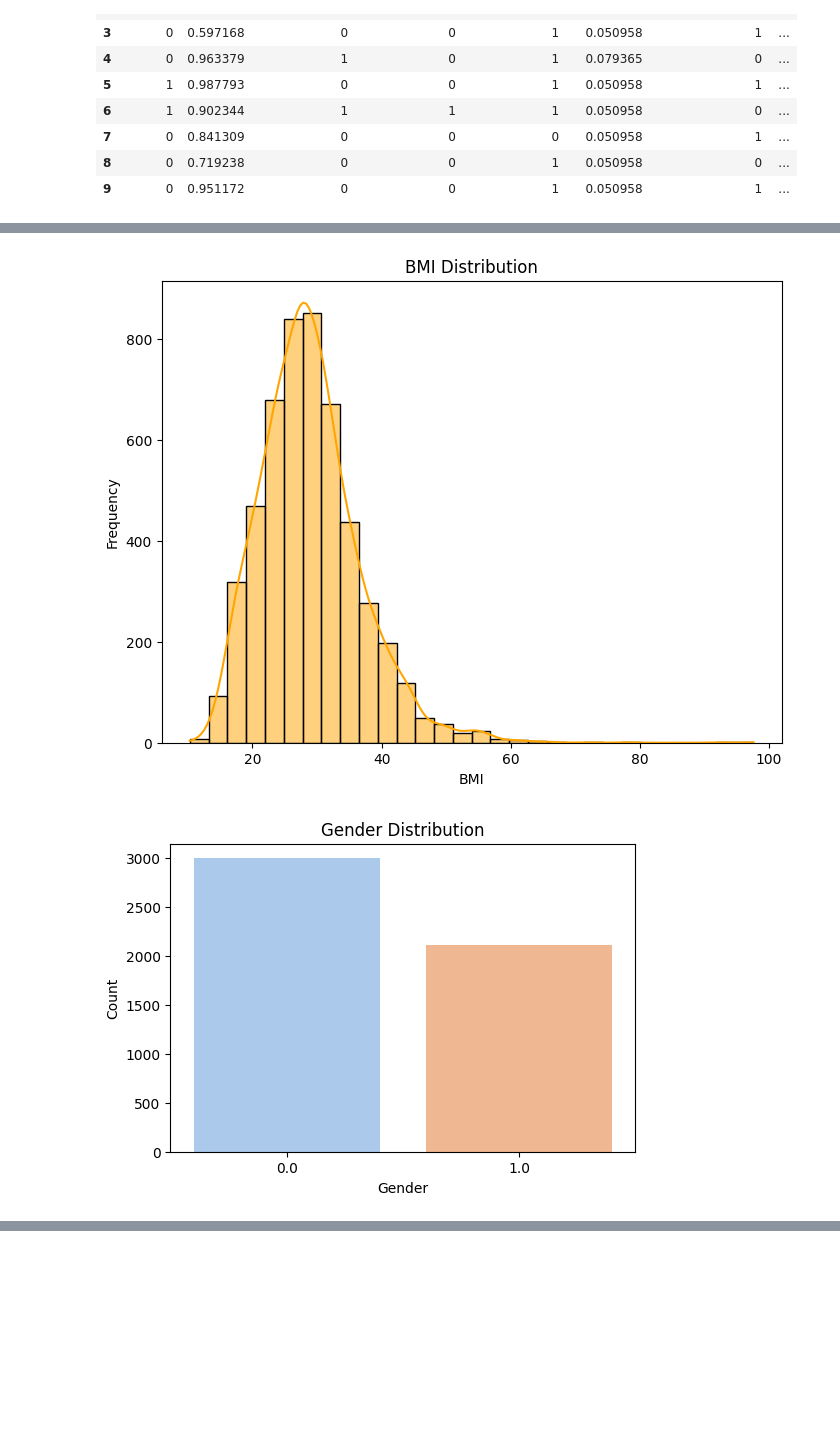
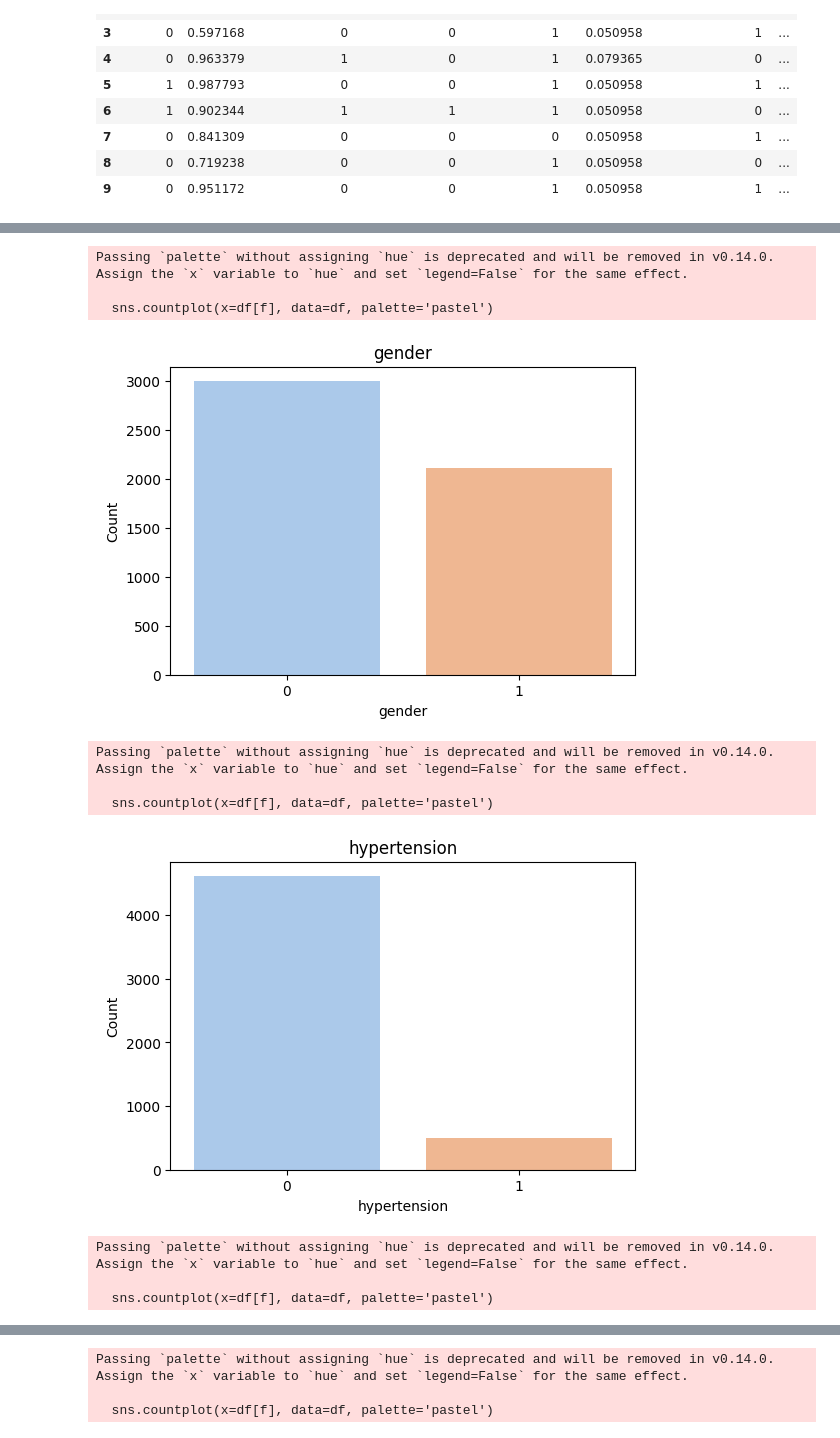
Before and after one commit to SaadAttalla/Stroke_Pre-Detection_Analysis, a Jupyter notebook: Stroke_Project_Analysis&Visuals.ipynb, the cells around one changed output, grey strips where cells are left out. Drawn from its saved outputs; the diff is of its cells as text; code cells hidden in the pictures; blank space fills up the shorter version.

```diff
--- a/Stroke_Project_Analysis&Visuals.ipynb
+++ b/Stroke_Project_Analysis&Visuals.ipynb
@@ -198,0 +192,6 @@ Percentage of missing values in 'bmi': 3.93%
+# %%
+scaler_age_glucose = MinMaxScaler()
+df[['age', 'avg_glucose_level']] = scaler_age_glucose.fit_transform(df[['age', 'avg_glucose_level']])
+joblib.dump(scaler_age_glucose, 'scaler_age_glucose.pkl')
+
+df.head()
@@ -327,0 +361,6 @@ max      97.600000        2.000000     1.000000
+# %%
+scaler_age_glucose = joblib.load('scaler_age_glucose.pkl')
+df[['age', 'avg_glucose_level']] = scaler_age_glucose.inverse_transform(df[['age', 'avg_glucose_level']])
+
+scaler_bmi = joblib.load('scaler_bmi.pkl')
+df[['bmi']] = scaler_bmi.inverse_transform(df[['bmi']])
@@ -328,10 +413,11 @@ max      97.600000        2.000000     1.000000
 # %%
-# Step 2: Analyzing distributions for each column
-# Histogram: Distribution of numerical values (age, avg_glucose_level, bmi)
-plt.figure(figsize=(8, 6))
-sns.histplot(df['age'], kde=True, bins=30, color='blue')
-plt.title("Age Distribution")
-plt.xlabel("Age")
-plt.ylabel("Frequency")
-plt.show()
+features_num = ['age', 'avg_glucose_level','bmi']
+for f in features_num:
+    plt.figure(figsize=(8, 6))
+    sns.histplot(df[f], kde=True, bins=30, color='blue')
+    plt.title(f)
+    plt.xlabel(f)
+    plt.ylabel("Frequency")
+    plt.grid()
+    plt.show()
 # %% [output]
@@ -348,19 +427,22 @@ plt.show()
-# %%
-plt.figure(figsize=(8, 6))
-sns.histplot(df['bmi'], kde=True, bins=30, color='orange')
-plt.title("BMI Distribution")
-plt.xlabel("BMI")
-plt.ylabel("Frequency")
-plt.show()
-# %% [output]
-[figure, removed]
 # %%
-# Bar plot: Categorical columns (gender, marital status, smoking status)
-plt.figure(figsize=(6, 4))
-sns.countplot(x='gender', data=df, palette='pastel')
-plt.title("Gender Distribution")
-plt.xlabel("Gender")
-plt.ylabel("Count")
-plt.show()
+features_cat = ['gender','hypertension','heart_disease','ever_married'
+,'Residence_type','smoking_status']
+for f in features_cat:
+    plt.figure(figsize=(6, 4))
+    sns.countplot(x=df[f], data=df, palette='pastel')
+    plt.title(f)
+    plt.xlabel(f)
+    plt.ylabel("Count")
+    plt.show()
 # %% [output]
+Passing `palette` without assigning `hue` is deprecated and will be removed in v0.14.0. Assign the `x` variable to `hue` and set `legend=False` for the same effect.
+
+  sns.countplot(x=df[f], data=df, palette='pastel')
-[figure, old version]
+[figure, new version]
+Passing `palette` without assigning `hue` is deprecated and will be removed in v0.14.0. Assign the `x` variable to `hue` and set `legend=False` for the same effect.
+
+  sns.countplot(x=df[f], data=df, palette='pastel')
+[figure, added]
+Passing `palette` without assigning `hue` is deprecated and will be removed in v0.14.0. Assign the `x` variable to `hue` and set `legend=False` for the same effect.
+
+  sns.countplot(x=df[f], data=df, palette='pastel')
@@ -366,0 +450,3 @@ plt.show()
+Passing `palette` without assigning `hue` is deprecated and will be removed in v0.14.0. Assign the `x` variable to `hue` and set `legend=False` for the same effect.
+
+  sns.countplot(x=df[f], data=df, palette='pastel')
```
Also changed, not shown: parts of 65 cells of this notebook.
